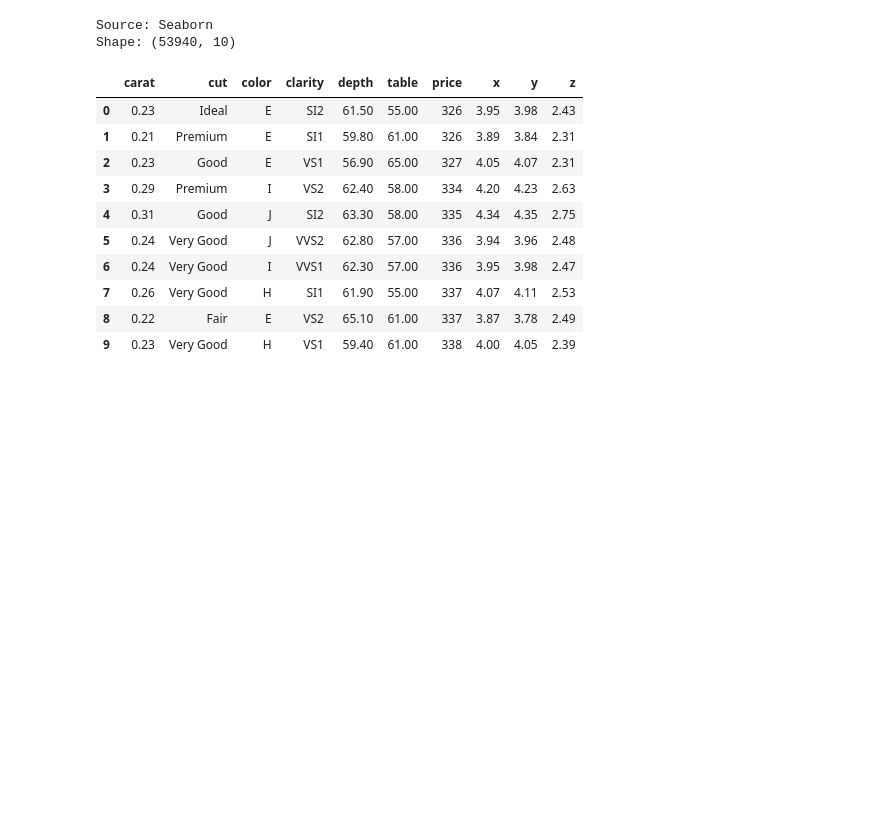
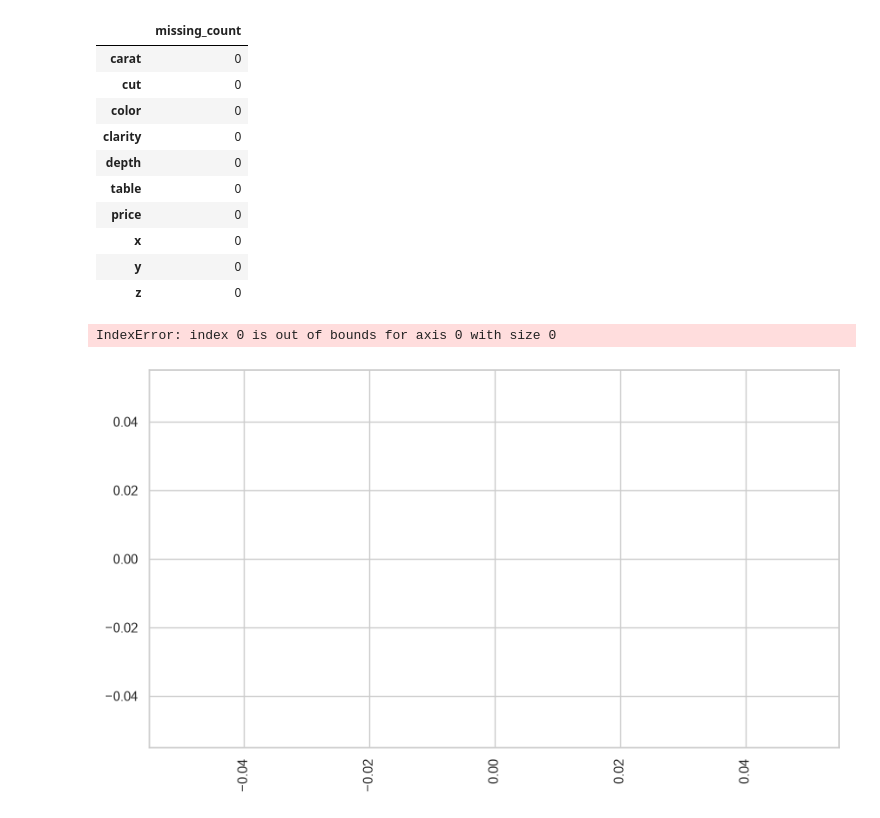
Before and after one commit to Arman-Shaban/Data_Analysis_Projects, a Jupyter notebook: diamond_analysis/Diamond_Analysis.ipynb, the cells around one changed output. Cells and saved outputs as stored; diff of their text form; code cells hidden in the pictures; blank space fills up the shorter version.

```diff
--- a/diamond_analysis/Diamond_Analysis.ipynb
+++ b/diamond_analysis/Diamond_Analysis.ipynb
@@ -18,34 +44,30 @@ pd.set_option("display.float_format", lambda x: f"{x:,.2f}")
 # %%
-try:
-    df = sns.load_dataset("diamonds")
-    data_source = "Seaborn"
-except Exception:
-    url = "https://raw.githubusercontent.com/mwaskom/seaborn-data/master/diamonds.csv"
-    try:
-        df = pd.read_csv(url)
-        data_source = "GitHub"
-    except Exception as error:
-        local_file = Path("diamonds.csv")
-        if local_file.exists():
-            df = pd.read_csv(local_file)
-            data_source = "Local CSV"
-        else:
-            raise RuntimeError('Not found') from error
+df.columns = df.columns.str.strip().str.lower()
+required = {'carat','cut','color','clarity','depth','table','price','x','y','z'}
+missing_cols = required - set(df.columns)
+if missing_cols:
+    raise ValueError(f'{missing_cols}')
 
-print("Data Source:", data_source)
-print("Number of rows and columns:", df.shape)
-display(df.head(8))
+missing = df.isna().sum()
+duplicates = df.duplicated().sum()
+display(missing.to_frame('missing_count'))
+
+fig, ax = plt.subplots()
+missing[missing > 0].sort_values(ascending=False).plot(kind='bar', ax=ax)
+ax.set_title('Missing Values by Column')
+ax.set_xlabel('Column'); ax.set_ylabel('Missing count')
+plt.show()
 # %% [output]
+|  | missing_count |
+| carat | 0 |
+| cut | 0 |
+| color | 0 |
+| clarity | 0 |
+| depth | 0 |
+| table | 0 |
+| price | 0 |
+| x | 0 |
+| y | 0 |
+| z | 0 |
-Source: Seaborn
-Shape: (53940, 10)
+IndexError: index 0 is out of bounds for axis 0 with size 0
-|  | carat | cut | color | clarity | depth | table | price | x | y | z |
-| 0 | 0.23 | Ideal | E | SI2 | 61.50 | 55.00 | 326 | 3.95 | 3.98 | 2.43 |
-| 1 | 0.21 | Premium | E | SI1 | 59.80 | 61.00 | 326 | 3.89 | 3.84 | 2.31 |
-| 2 | 0.23 | Good | E | VS1 | 56.90 | 65.00 | 327 | 4.05 | 4.07 | 2.31 |
-| 3 | 0.29 | Premium | I | VS2 | 62.40 | 58.00 | 334 | 4.20 | 4.23 | 2.63 |
-| 4 | 0.31 | Good | J | SI2 | 63.30 | 58.00 | 335 | 4.34 | 4.35 | 2.75 |
-| 5 | 0.24 | Very Good | J | VVS2 | 62.80 | 57.00 | 336 | 3.94 | 3.96 | 2.48 |
-| 6 | 0.24 | Very Good | I | VVS1 | 62.30 | 57.00 | 336 | 3.95 | 3.98 | 2.47 |
-| 7 | 0.26 | Very Good | H | SI1 | 61.90 | 55.00 | 337 | 4.07 | 4.11 | 2.53 |
-| 8 | 0.22 | Fair | E | VS2 | 65.10 | 61.00 | 337 | 3.87 | 3.78 | 2.49 |
-| 9 | 0.23 | Very Good | H | VS1 | 59.40 | 61.00 | 338 | 4.00 | 4.05 | 2.39 |
+[figure, added]
```
Also changed, not shown: parts of 1 cell of this notebook.
